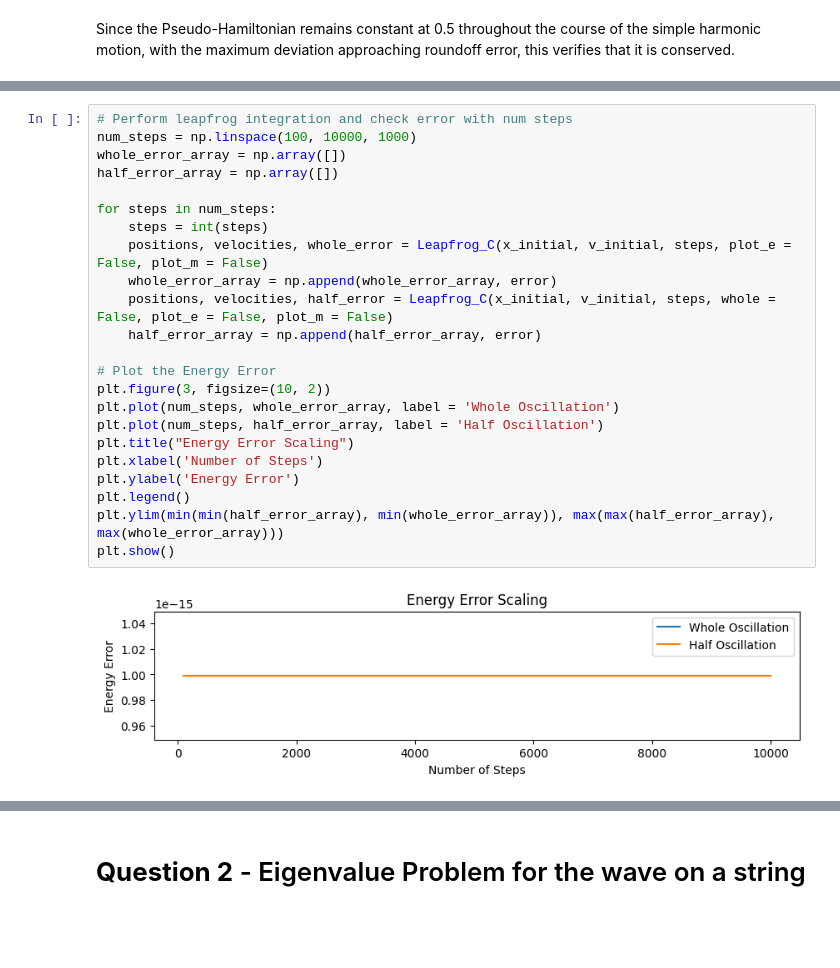
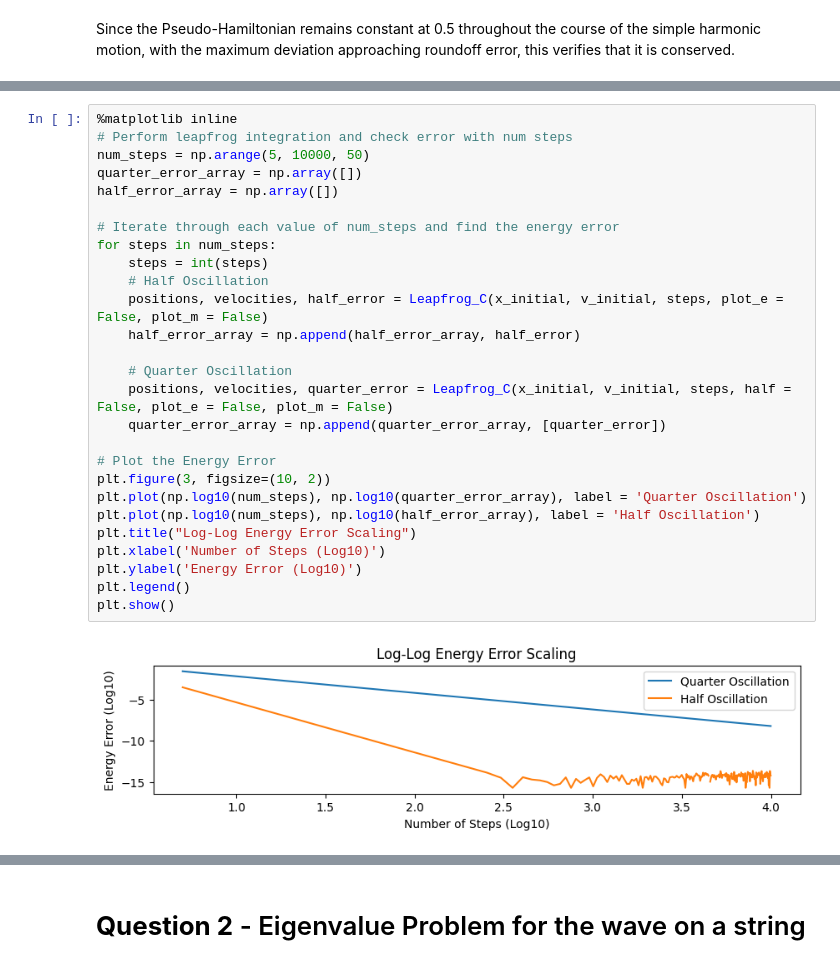
Before and after one commit to LFW25/PHYS512-Computational_Physics, a Jupyter notebook: Assignments/A6.ipynb, the cells around one changed output, grey strips where cells are left out. Cells and saved outputs as stored; diff of their text form; blank space fills up the shorter version.

```diff
--- a/Assignments/A6.ipynb
+++ b/Assignments/A6.ipynb
@@ -288,25 +281,29 @@ positions, velocities, error = Leapfrog_C(x_initial, v_initial, num_steps, whole
 # %%
+%matplotlib inline
 # Perform leapfrog integration and check error with num steps
-num_steps = np.linspace(100, 10000, 1000)
-whole_error_array = np.array([])
+num_steps = np.arange(5, 10000, 50)
+quarter_error_array = np.array([])
 half_error_array = np.array([])
 
+# Iterate through each value of num_steps and find the energy error
 for steps in num_steps:
     steps = int(steps)
-    positions, velocities, whole_error = Leapfrog_C(x_initial, v_initial, steps, plot_e = False, plot_m = False)
-    whole_error_array = np.append(whole_error_array, error)
-    positions, velocities, half_error = Leapfrog_C(x_initial, v_initial, steps, whole = False, plot_e = False, plot_m = False)
-    half_error_array = np.append(half_error_array, error)
+    # Half Oscillation
+    positions, velocities, half_error = Leapfrog_C(x_initial, v_initial, steps, plot_e = False, plot_m = False)
+    half_error_array = np.append(half_error_array, half_error)
+
+    # Quarter Oscillation
+    positions, velocities, quarter_error = Leapfrog_C(x_initial, v_initial, steps, half = False, plot_e = False, plot_m = False)
+    quarter_error_array = np.append(quarter_error_array, [quarter_error])
 
 # Plot the Energy Error
 plt.figure(3, figsize=(10, 2))
-plt.plot(num_steps, whole_error_array, label = 'Whole Oscillation')
-plt.plot(num_steps, half_error_array, label = 'Half Oscillation')
-plt.title("Energy Error Scaling")
-plt.xlabel('Number of Steps')
-plt.ylabel('Energy Error')
+plt.plot(np.log10(num_steps), np.log10(quarter_error_array), label = 'Quarter Oscillation')
+plt.plot(np.log10(num_steps), np.log10(half_error_array), label = 'Half Oscillation')
+plt.title("Log-Log Energy Error Scaling")
+plt.xlabel('Number of Steps (Log10)')
+plt.ylabel('Energy Error (Log10)')
 plt.legend()
-plt.ylim(min(min(half_error_array), min(whole_error_array)), max(max(half_error_array), max(whole_error_array)))
 plt.show()
 # %% [output]
-[figure, old version]
+[figure, new version]
```
Also changed, not shown: parts of 17 cells of this notebook.
